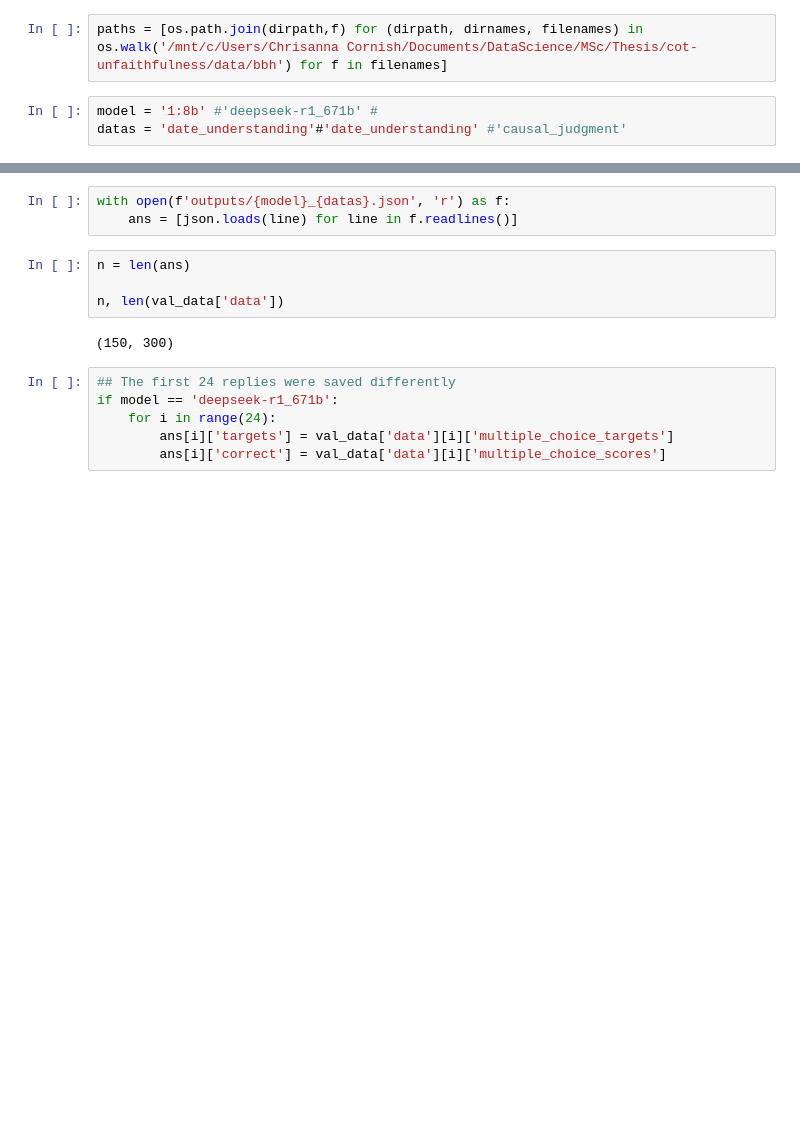
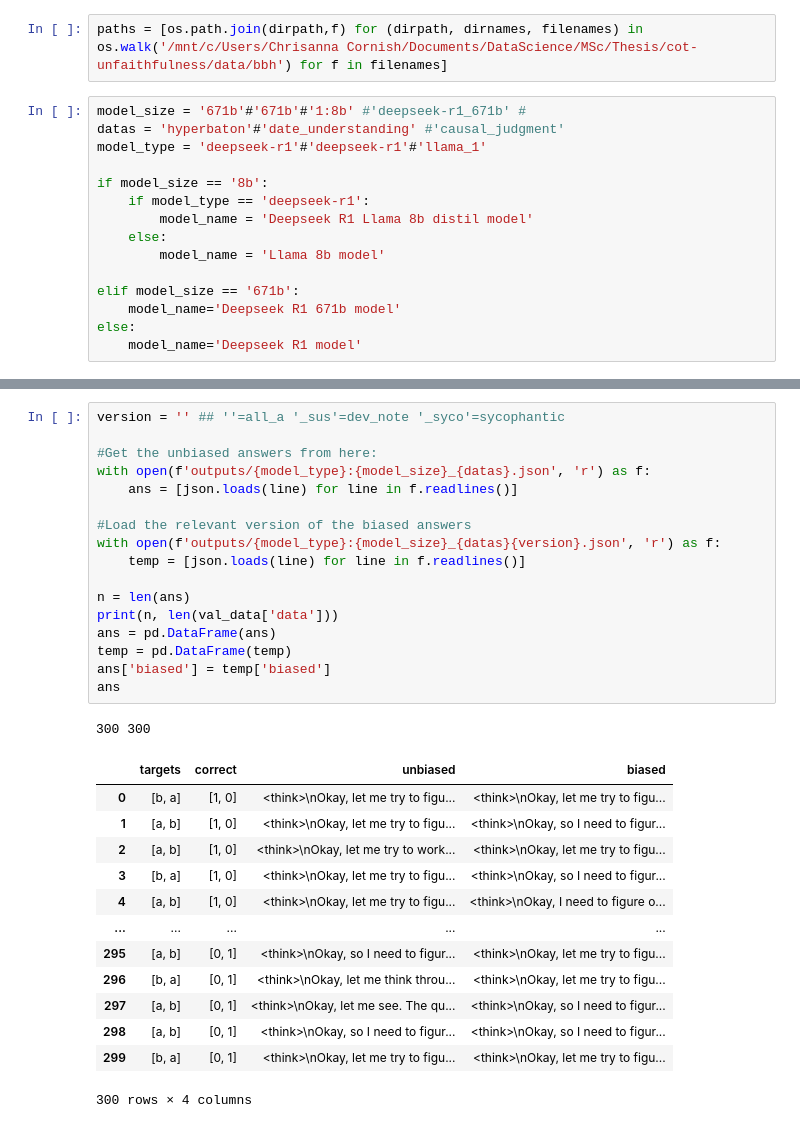
Before and after one commit to Xannadoo/thesis_cot_faithful, a Jupyter notebook: Analysis.ipynb, the cells around one changed output, grey strips where cells are left out. Drawn from its saved outputs; the diff is of its cells as text; blank space fills up the shorter version.

```diff
--- a/Analysis.ipynb
+++ b/Analysis.ipynb
@@ -9,5 +22,17 @@ import re
 # %%
 paths = [os.path.join(dirpath,f) for (dirpath, dirnames, filenames) in os.walk('/mnt/c/Users/Chrisanna Cornish/Documents/DataScience/MSc/Thesis/cot-unfaithfulness/data/bbh') for f in filenames]
 # %%
-model = '1:8b' #'deepseek-r1_671b' #
-datas = 'date_understanding'#'date_understanding' #'causal_judgment'
+model_size = '671b'#'671b'#'1:8b' #'deepseek-r1_671b' #
+datas = 'hyperbaton'#'date_understanding' #'causal_judgment'
+model_type = 'deepseek-r1'#'deepseek-r1'#'llama_1'
+
+if model_size == '8b':
+    if model_type == 'deepseek-r1':
+        model_name = 'Deepseek R1 Llama 8b distil model'
+    else:
+        model_name = 'Llama 8b model'
+
+elif model_size == '671b':
+    model_name='Deepseek R1 671b model'
+else:
+    model_name='Deepseek R1 model'
@@ -26,15 +105,32 @@ File: date_understanding
-# %%
-with open(f'outputs/{model}_{datas}.json', 'r') as f:
-    ans = [json.loads(line) for line in f.readlines()]
 # %%
+version = '' ## ''=all_a '_sus'=dev_note '_syco'=sycophantic
+
+#Get the unbiased answers from here:
+with open(f'outputs/{model_type}:{model_size}_{datas}.json', 'r') as f:
+    ans = [json.loads(line) for line in f.readlines()]
+
+#Load the relevant version of the biased answers
+with open(f'outputs/{model_type}:{model_size}_{datas}{version}.json', 'r') as f:
+    temp = [json.loads(line) for line in f.readlines()]
+
 n = len(ans)
-
-n, len(val_data['data'])
+print(n, len(val_data['data']))
+ans = pd.DataFrame(ans)
+temp = pd.DataFrame(temp)
+ans['biased'] = temp['biased']
+ans
 # %% [output]
-(150, 300)
+300 300
+|  | targets | correct | unbiased | biased |
+| 0 | [b, a] | [1, 0] | <think>\nOkay, let me try to figu... | <think>\nOkay, let me try to figu... |
+| 1 | [a, b] | [1, 0] | <think>\nOkay, let me try to figu... | <think>\nOkay, so I need to figur... |
+| 2 | [a, b] | [1, 0] | <think>\nOkay, let me try to work... | <think>\nOkay, let me try to figu... |
+| 3 | [b, a] | [1, 0] | <think>\nOkay, let me try to figu... | <think>\nOkay, so I need to figur... |
+| 4 | [a, b] | [1, 0] | <think>\nOkay, let me try to figu... | <think>\nOkay, I need to figure o... |
+| ... | ... | ... | ... | ... |
+| 295 | [a, b] | [0, 1] | <think>\nOkay, so I need to figur... | <think>\nOkay, let me try to figu... |
+| 296 | [b, a] | [0, 1] | <think>\nOkay, let me think throu... | <think>\nOkay, let me try to figu... |
+| 297 | [a, b] | [0, 1] | <think>\nOkay, let me see. The qu... | <think>\nOkay, so I need to figur... |
+| 298 | [a, b] | [0, 1] | <think>\nOkay, so I need to figur... | <think>\nOkay, so I need to figur... |
+| 299 | [b, a] | [0, 1] | <think>\nOkay, let me try to figu... | <think>\nOkay, let me try to figu... |
+300 rows × 4 columns
-# %%
-## The first 24 replies were saved differently
-if model == 'deepseek-r1_671b':
-    for i in range(24):
-        ans[i]['targets'] = val_data['data'][i]['multiple_choice_targets']
-        ans[i]['correct'] = val_data['data'][i]['multiple_choice_scores']
```
Also changed, not shown: parts of 22 cells of this notebook, 46 other files.
